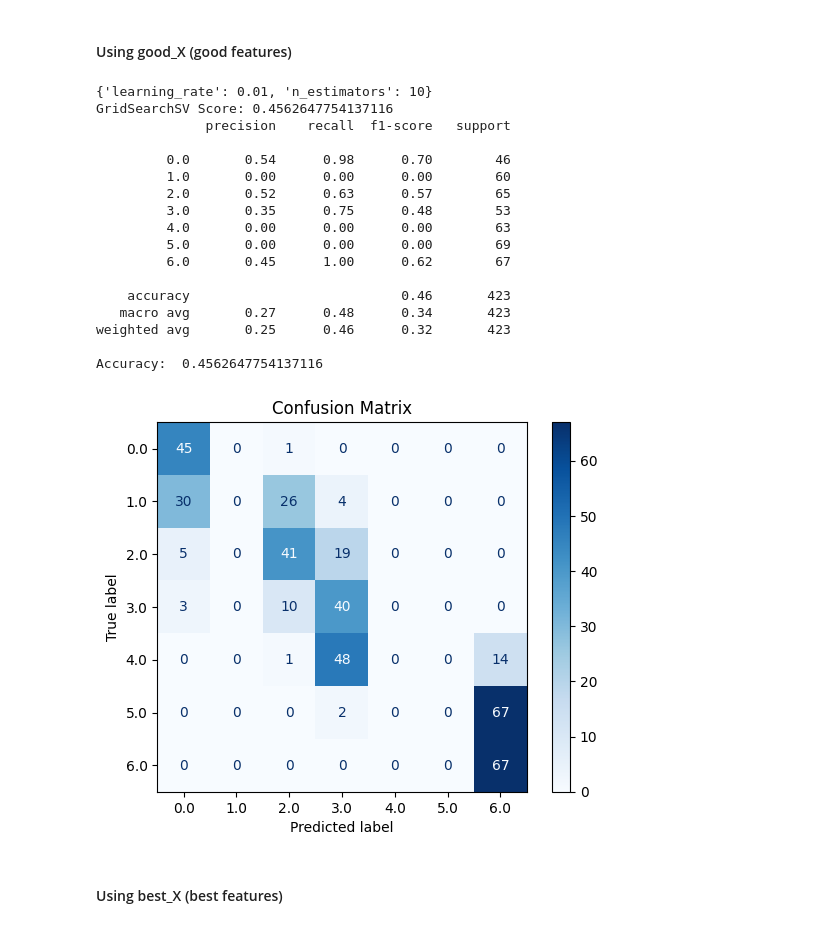
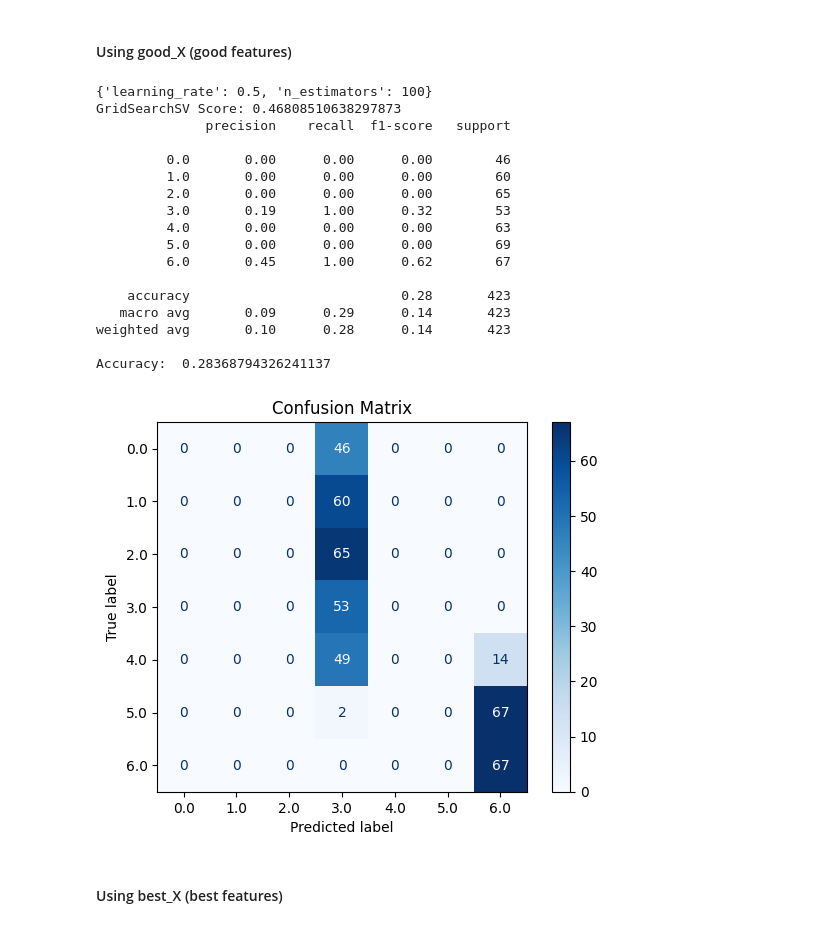
Before and after one commit to ThejasKumar100/cs4372_hw2, a Jupyter notebook: adaboost_classifier.ipynb, the cells around one changed output. Cells and saved outputs as stored; diff of their text form; code cells hidden in the pictures.

```diff
--- a/adaboost_classifier.ipynb
+++ b/adaboost_classifier.ipynb
@@ -76,50 +76,50 @@ X_train, X_test, y_train, y_test = train_test_split(good_X, scaled_y, test_size
 
 # hyperparameter tuning with GridSearchCv
 params = {'n_estimators': [10, 50, 100],
           'learning_rate': [0.01, 0.1, 0.5]
           }
 
-grid = GridSearchCV(AdaBoostClassifier(), params, cv=10, scoring='accuracy', return_train_score=False)
-grid = grid.fit(X_train, y_train)
+grid = GridSearchCV(AdaBoostClassifier(algorithm='SAMME'), params, cv=10, scoring='accuracy', return_train_score=False)
+grid = grid.fit(X_train, np.ravel(y_train))
 
 print(grid.best_params_)
 print('GridSearchSV Score:', grid.score(X_test, y_test))
 
 # plug in the best hyperparameters determined above
-plain_dt_good = AdaBoostClassifier(n_estimators=10, learning_rate=0.01)
+ada_dt_good = AdaBoostClassifier(algorithm='SAMME', n_estimators=100, learning_rate=0.5)
 
-plain_dt_good = plain_dt_good.fit(X_train, y_train)
+ada_dt_good = ada_dt_good.fit(X_train, np.ravel(y_train))
 
-y_pred = plain_dt_good.predict(X_test)
-y_pred_probas = plain_dt_good.predict_proba(X_test)
+y_pred = ada_dt_good.predict(X_test)
+y_pred_probas = ada_dt_good.predict_proba(X_test)
 
 print(classification_report(y_test, y_pred)) # assumes 0.5 threshold as default
 print('Accuracy: ', accuracy_score(y_test, y_pred))
 
 cm = confusion_matrix(y_true=y_test, y_pred=y_pred)
-disp = ConfusionMatrixDisplay(confusion_matrix=cm, display_labels=plain_dt_good.classes_)
+disp = ConfusionMatrixDisplay(confusion_matrix=cm, display_labels=ada_dt_good.classes_)
 disp.plot(cmap=plt.cm.Blues)
 plt.title('Confusion Matrix')
 plt.show()
 # %% [output]
-{'learning_rate': 0.01, 'n_estimators': 10}
-GridSearchSV Score: 0.4562647754137116
+{'learning_rate': 0.5, 'n_estimators': 100}
+GridSearchSV Score: 0.46808510638297873
               precision    recall  f1-score   support
 
-         0.0       0.54      0.98      0.70        46
+         0.0       0.00      0.00      0.00        46
          1.0       0.00      0.00      0.00        60
-         2.0       0.52      0.63      0.57        65
-         3.0       0.35      0.75      0.48        53
+         2.0       0.00      0.00      0.00        65
+         3.0       0.19      1.00      0.32        53
          4.0       0.00      0.00      0.00        63
          5.0       0.00      0.00      0.00        69
          6.0       0.45      1.00      0.62        67
 
-    accuracy                           0.46       423
-   macro avg       0.27      0.48      0.34       423
-weighted avg       0.25      0.46      0.32       423
+    accuracy                           0.28       423
+   macro avg       0.09      0.29      0.14       423
+weighted avg       0.10      0.28      0.14       423
 
-Accuracy:  0.4562647754137116
+Accuracy:  0.28368794326241137
-[figure, old version]
+[figure, new version]
 # %% [markdown]
 #### Using best_X (best features)
 # %%
```
Also changed, not shown: parts of 2 cells of this notebook, 1 other file.
